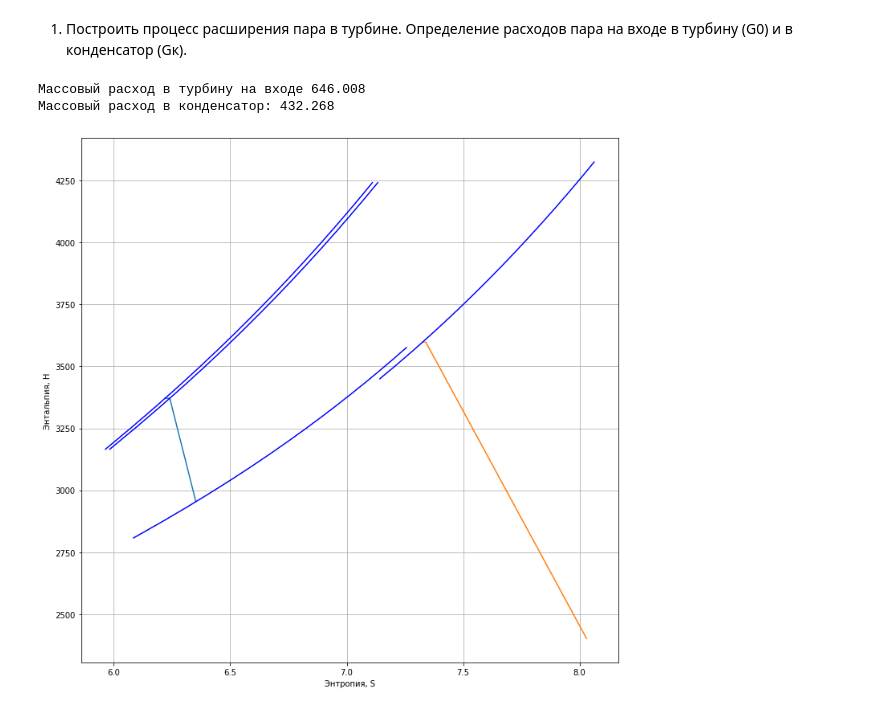
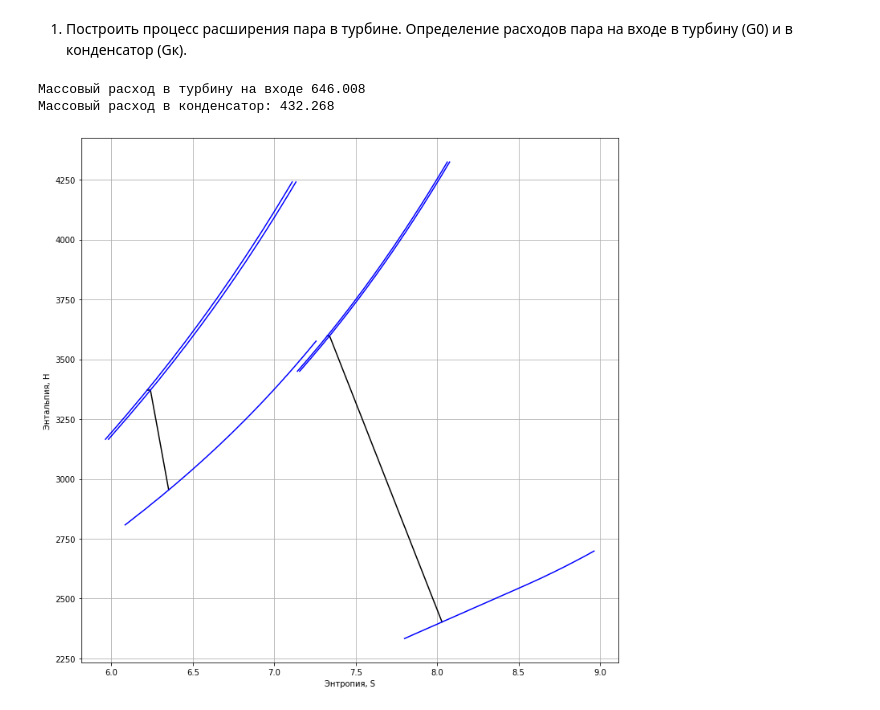
Before and after one commit to AndreyBarTF/turbines_autumn_2022-Homework, a Jupyter notebook: Пункт_1.ipynb, the cells around one changed output. Cells and saved outputs as stored; diff of their text form; code cells hidden in the pictures.

```diff
--- a/Пункт_1.ipynb
+++ b/Пункт_1.ipynb
@@ -164,36 +164,62 @@ _point_middle_h = []
 for value in t_00:
   _point_middle_s.append(gas(P=p_middle * unit, T=value).s)
   _point_middle_h.append(gas(P=p_middle * unit, T=value).h)
+#point_middle
+point_middle_s = []
+point_middle_h = []
+for value in _point_middle_h:
+  point_middle_s.append(gas(P=real_p_middle * unit, h=value).s)
+  point_middle_h.append(gas(P=real_p_middle * unit, h=value).h)
+#point_2
+point_2ts = []
+point_2th = []
+lp_heat_drop_ = []
+h_2_ = []
+point_2s = []
+point_2h = []
+for index in range(len(_point_middle_s)):
+  point_2th.append(gas(P=p_k * unit, s=_point_middle_s[index]).h)
+  lp_heat_drop_.append((_point_middle_h[index] - point_2th[index]) * internal_efficiency)
+  h_2_.append(point_middle_h[index] - lp_heat_drop_[index])
+  point_2s.append(gas(P=p_k * unit, h=h_2_[index]).s)
+  point_2h.append(gas(P=p_k * unit, h=h_2_[index]).h)
 
-#point_middle = gas(P=real_p_middle * unit, h=_point_middle.h)
+
+
 
 
 fig, ax = plt.subplots()
 X1 = [_point_0.s,point_0.s,point_1.s]
 Y1 = [_point_0.h,point_0.h,point_1.h]
 Z1 = points_s #X
 Z2 = points_h #Y
 Z3 = points_0s
 Z4 = points_0h
 Z5 = point_1s
 Z6 = point_1h
 X2 = [_point_middle.s,point_middle.s,point_2.s]
 Y2 = [_point_middle.h,point_middle.h,point_2.h]
 Z11 = _point_middle_s
 Z22 = _point_middle_h
+Z33 = point_middle_s
+Z44 = point_middle_h
+Z55 = point_2s
+Z66 = point_2h
 plt.xlabel("Энтропия, S")
 plt.ylabel("Энтальпия, H")
-plt.plot(X1, Y1)
-plt.plot(X2, Y2)
+plt.plot(X1, Y1, color="black")
+plt.plot(X2, Y2, color="black")
 plt.plot(Z1, Z2, color="blue")
 plt.plot(Z3, Z4, color="blue")
 plt.plot(Z5, Z6, color="blue")
 plt.plot(Z11, Z22, color="blue")
+plt.plot(Z33, Z44, color="blue")
+plt.plot(Z55, Z66, color="blue")
 plt.grid()
 fig.set_figwidth(12)    #  ширина и
 fig.set_figheight(12)    #  высота "Figure"
 plt.show()
 # %% [output]
 Массовый расход в турбину на входе 646.008
 Массовый расход в конденсатор: 432.268
-[figure, old version]
+[figure, new version]
```
Also changed, not shown: parts of 1 cell of this notebook.
